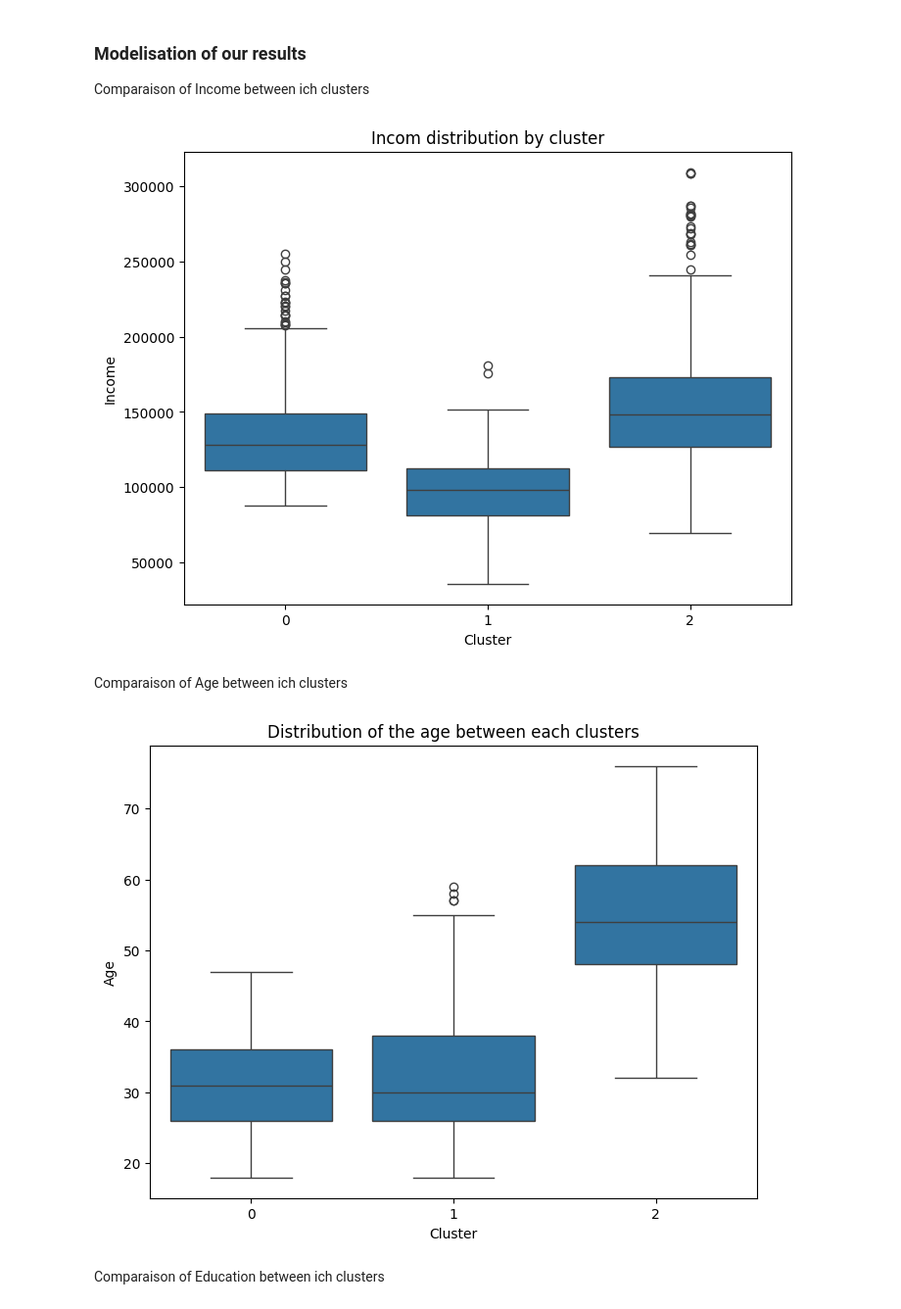
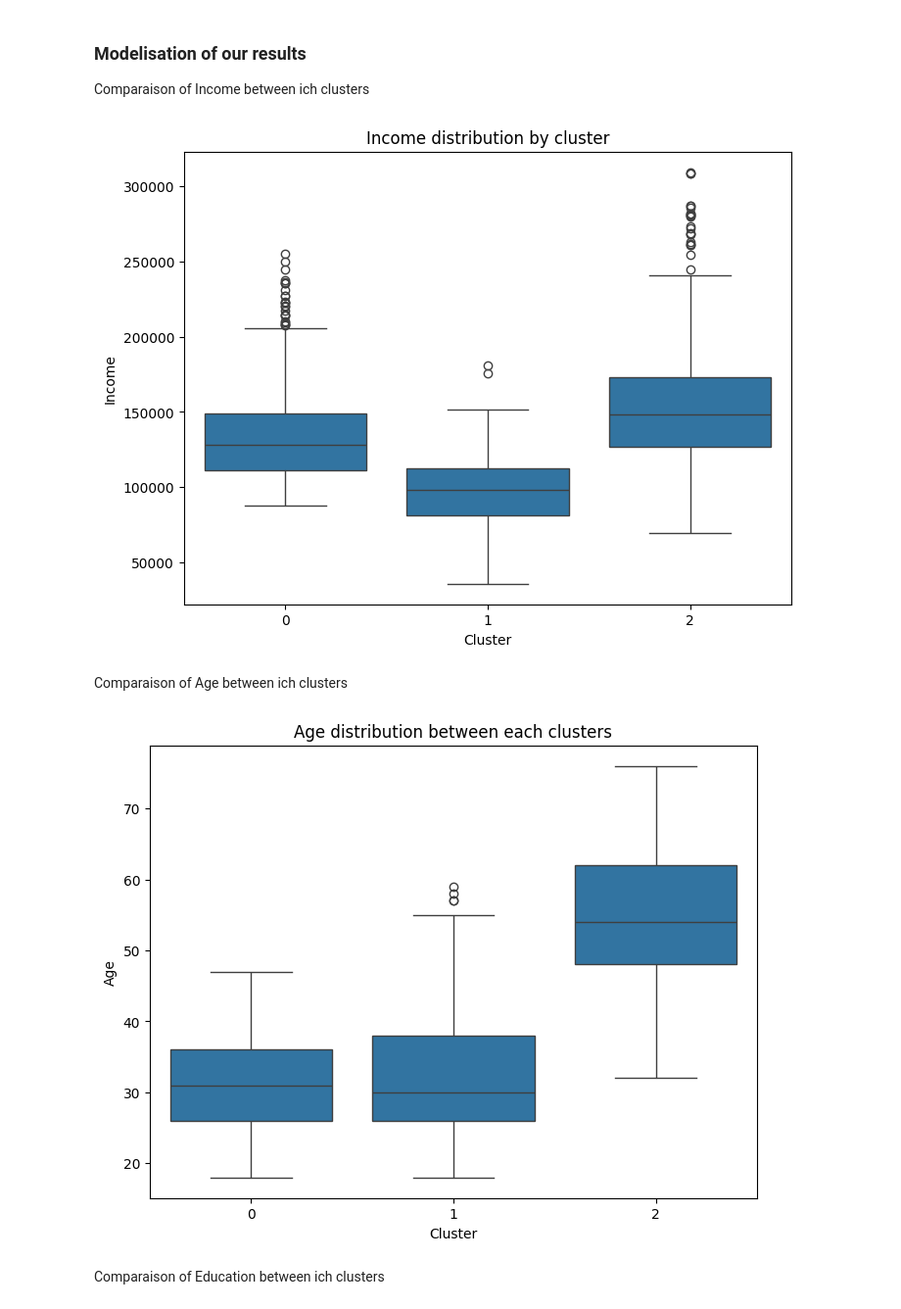
Before and after one commit to Saoty3/Projet_MachinLearning_International, a Jupyter notebook: Analyse_de_donnée.ipynb, the cells around one changed output. Shown: that part at 98% size. Saved outputs shown, nothing was run; the diff lists cells and outputs as text; code cells hidden in the pictures.

```diff
--- a/Analyse_de_donnée.ipynb
+++ b/Analyse_de_donnée.ipynb
@@ -331,23 +331,23 @@ Comparaison of Income between ich clusters
 # %%
 plt.figure(figsize=(8,6))
 sns.boxplot(x=df["Cluster"], y=df["Income"])
-plt.title("Incom distribution by cluster")
+plt.title("Income distribution by cluster")
 plt.xlabel("Cluster")
 plt.ylabel("Income")
 plt.show()
 # %% [output]
-[figure, old version]
+[figure, new version]
 # %% [markdown]
 Comparaison of Age between ich clusters
 # %%
 plt.figure(figsize=(8,6))
 sns.boxplot(x=df["Cluster"], y=df["Age"])
-plt.title("Distribution of the age between each clusters")
+plt.title("Age distribution between each clusters")
 plt.xlabel("Cluster")
 plt.ylabel("Age")
 plt.show()
 # %% [output]
-[figure, old version]
+[figure, new version]
 # %% [markdown]
 Comparaison of Education between ich clusters
 # %%
```
Also changed, not shown: parts of 3 cells of this notebook.
